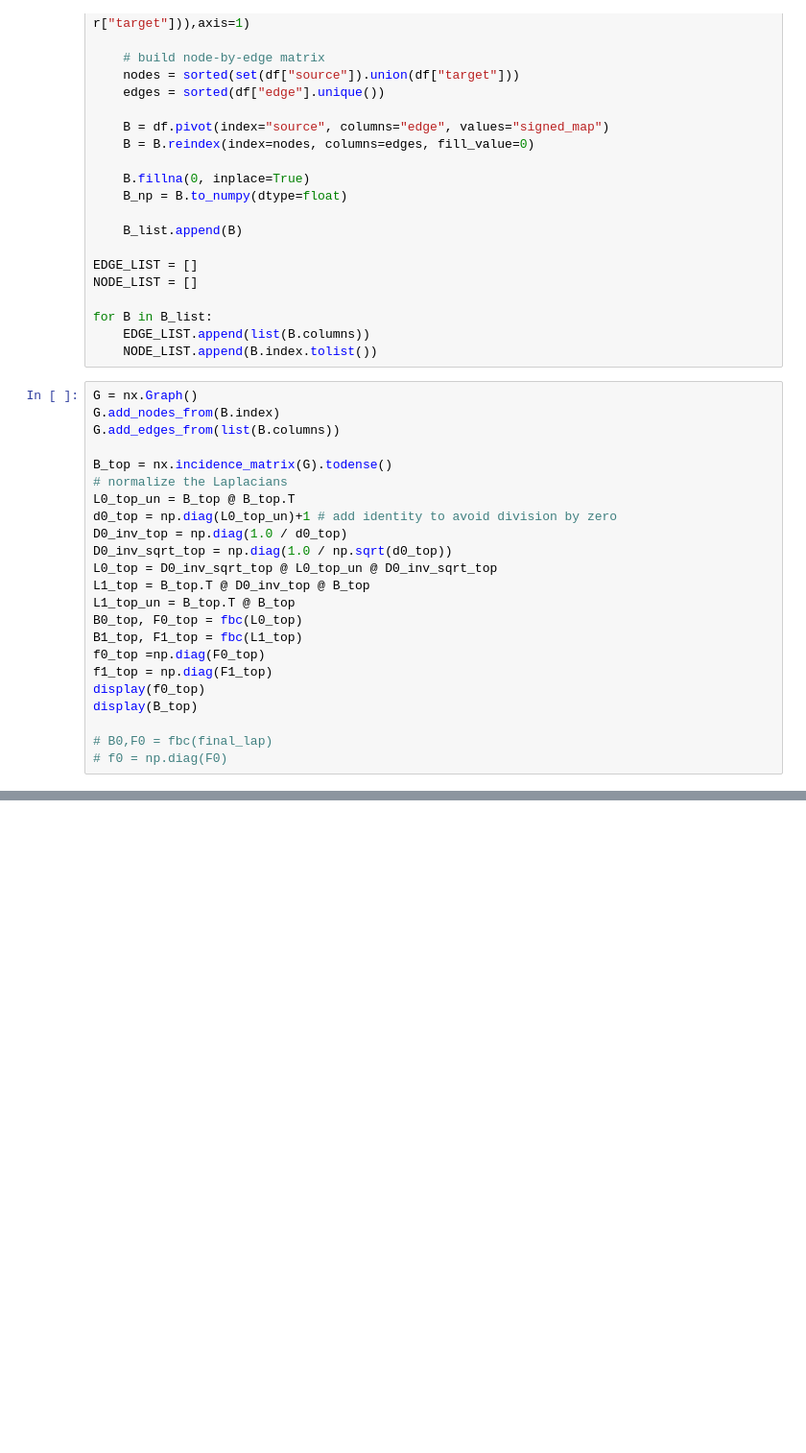
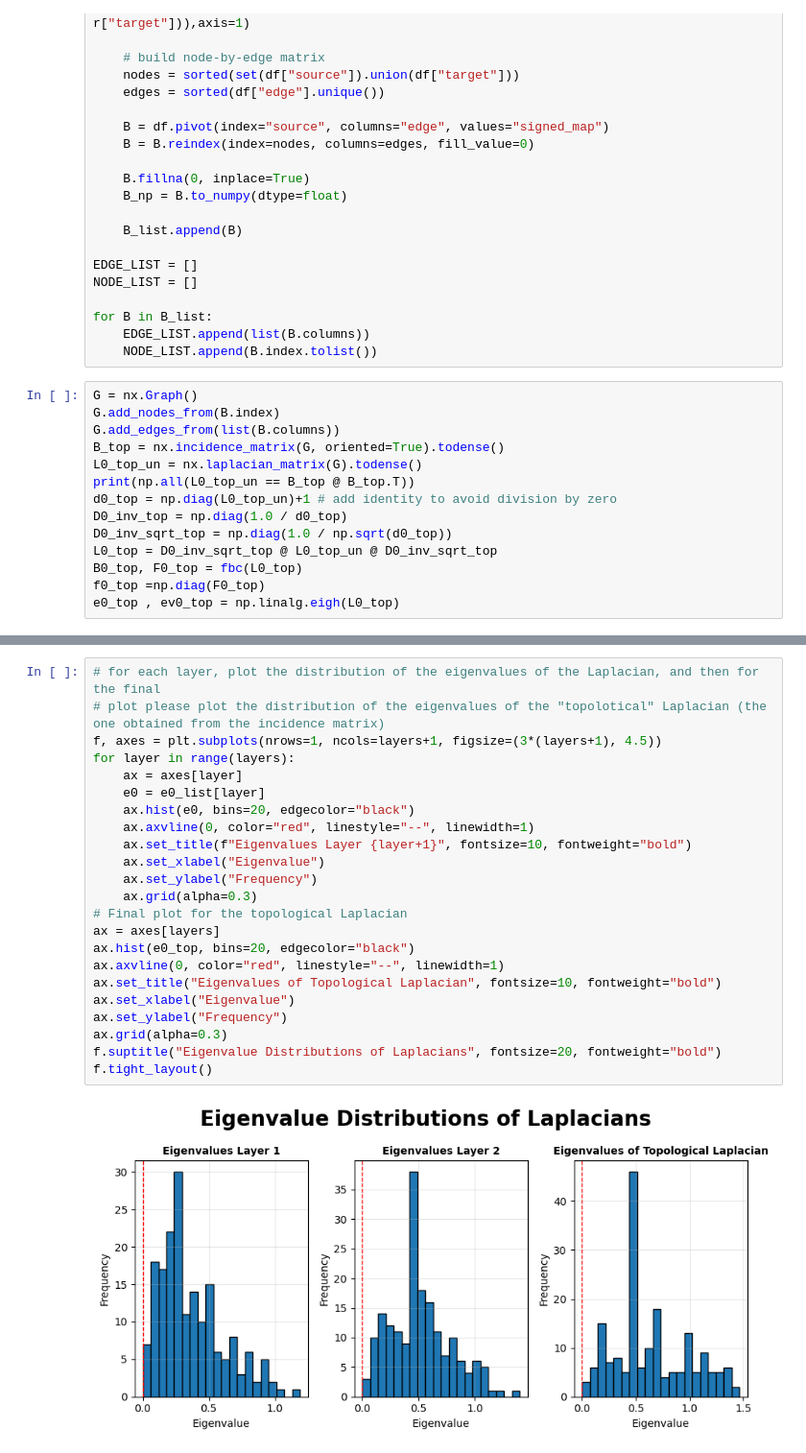
Before and after one commit to luigifraca/neural-sheaf-diffusion-modified, a Jupyter notebook: quick_analysis/fmg-original-laplacian-curvature.ipynb, the cells around one changed output, grey strips where cells are left out. Shown at 96% size. Drawn from its saved outputs; the diff is of its cells as text; blank space fills up the shorter version.

```diff
--- a/quick_analysis/fmg-original-laplacian-curvature.ipynb
+++ b/quick_analysis/fmg-original-laplacian-curvature.ipynb
@@ -141,23 +111,14 @@ for B in B_list:
 G = nx.Graph()
 G.add_nodes_from(B.index)
 G.add_edges_from(list(B.columns))
-
-B_top = nx.incidence_matrix(G).todense()
-# normalize the Laplacians
-L0_top_un = B_top @ B_top.T
+B_top = nx.incidence_matrix(G, oriented=True).todense()
+L0_top_un = nx.laplacian_matrix(G).todense()
+print(np.all(L0_top_un == B_top @ B_top.T))
 d0_top = np.diag(L0_top_un)+1 # add identity to avoid division by zero
 D0_inv_top = np.diag(1.0 / d0_top)
 D0_inv_sqrt_top = np.diag(1.0 / np.sqrt(d0_top))
 L0_top = D0_inv_sqrt_top @ L0_top_un @ D0_inv_sqrt_top
-L1_top = B_top.T @ D0_inv_top @ B_top
-L1_top_un = B_top.T @ B_top
 B0_top, F0_top = fbc(L0_top)
-B1_top, F1_top = fbc(L1_top)
 f0_top =np.diag(F0_top)
-f1_top = np.diag(F1_top)
-display(f0_top)
-display(B_top)
-
-# B0,F0 = fbc(final_lap)
-# f0 = np.diag(F0)
+e0_top , ev0_top = np.linalg.eigh(L0_top)
 # %% [output]
@@ -639,0 +189,25 @@ plt.show()
+# %%
+# for each layer, plot the distribution of the eigenvalues of the Laplacian, and then for the final
+# plot please plot the distribution of the eigenvalues of the "topolotical" Laplacian (the one obtained from the incidence matrix)
+f, axes = plt.subplots(nrows=1, ncols=layers+1, figsize=(3*(layers+1), 4.5))
+for layer in range(layers):
+    ax = axes[layer]
+    e0 = e0_list[layer]
+    ax.hist(e0, bins=20, edgecolor="black")
+    ax.axvline(0, color="red", linestyle="--", linewidth=1)
+    ax.set_title(f"Eigenvalues Layer {layer+1}", fontsize=10, fontweight="bold")
+    ax.set_xlabel("Eigenvalue")
+    ax.set_ylabel("Frequency")
+    ax.grid(alpha=0.3)
+# Final plot for the topological Laplacian
+ax = axes[layers]
+ax.hist(e0_top, bins=20, edgecolor="black")
+ax.axvline(0, color="red", linestyle="--", linewidth=1)
+ax.set_title("Eigenvalues of Topological Laplacian", fontsize=10, fontweight="bold")
+ax.set_xlabel("Eigenvalue")
+ax.set_ylabel("Frequency")
+ax.grid(alpha=0.3)
+f.suptitle("Eigenvalue Distributions of Laplacians", fontsize=20, fontweight="bold")
+f.tight_layout()
+# %% [output]
+[figure, added]
```
Also changed, not shown: parts of 18 cells of this notebook, 1 other file.
